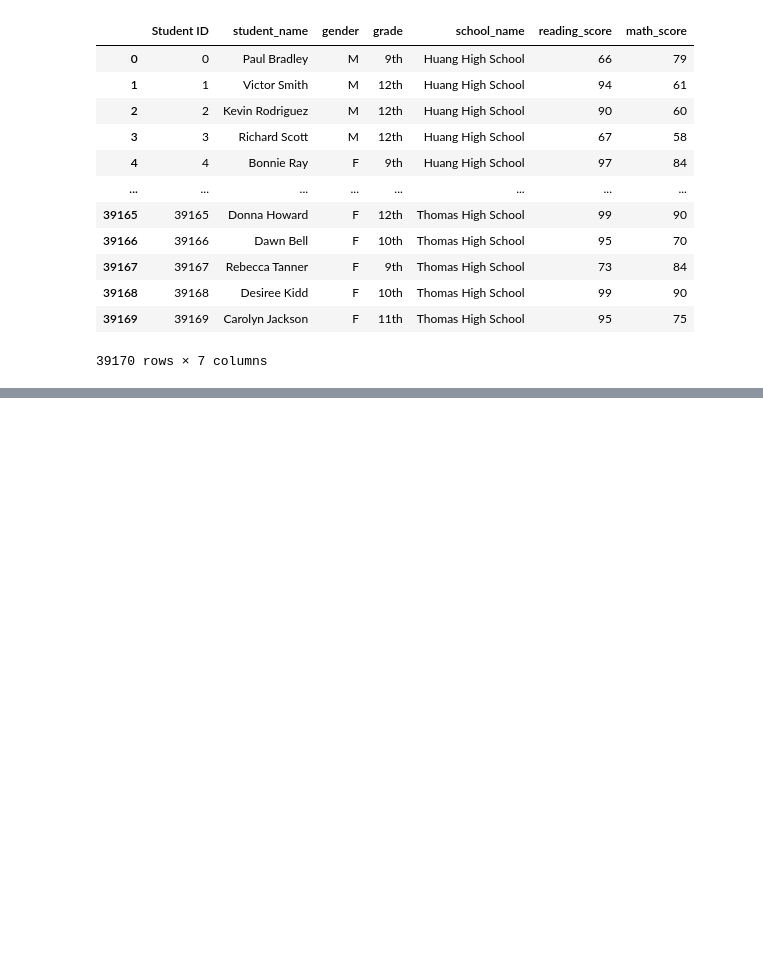
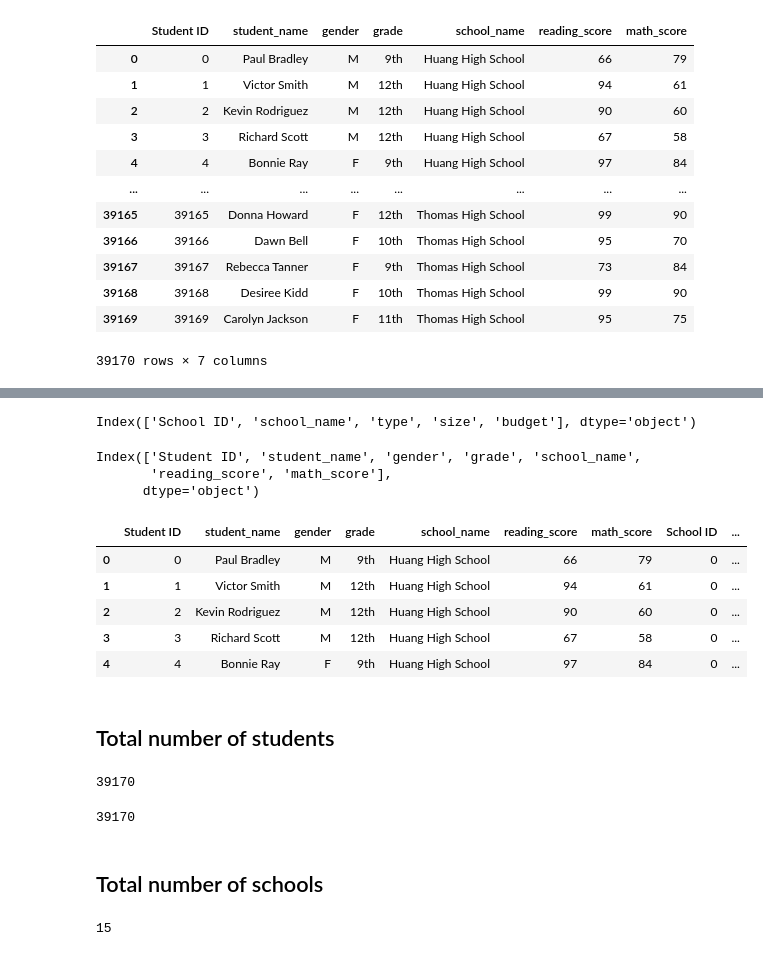
Before and after one commit to FabiolaLara/School_District_Analysis, a Jupyter notebook: PyCitySchools.ipynb, the cells around one changed output, grey strips where cells are left out. Cells and saved outputs as stored; diff of their text form; code cells hidden in the pictures; blank space fills up the shorter version.

```diff
--- a/PyCitySchools.ipynb
+++ b/PyCitySchools.ipynb
@@ -178,0 +375,48 @@ student_data_df
+# %%
+school_data_df.columns
+# %% [output]
+Index(['School ID', 'school_name', 'type', 'size', 'budget'], dtype='object')
+# %%
+student_data_df.columns
+# %% [output]
+Index(['Student ID', 'student_name', 'gender', 'grade', 'school_name',
+       'reading_score', 'math_score'],
+      dtype='object')
+# %%
+# student_data_df is the left, school_data_df is the right.
+# We can use in on = "school_name"
+# If you have two df and two of their columns have the same info, but different name.
+#Example_ school_name & high_school, you have to rename the column to avoid duplicated columns
+
+school_data_complete_df = pd.merge(student_data_df, school_data_df, on=["school_name", "school_name"])
+school_data_complete_df.head()
+# %% [output]
+|  | Student ID | student_name | gender | grade | school_name | reading_score | math_score | School ID | ... |
+| 0 | 0 | Paul Bradley | M | 9th | Huang High School | 66 | 79 | 0 | ... |
+| 1 | 1 | Victor Smith | M | 12th | Huang High School | 94 | 61 | 0 | ... |
+| 2 | 2 | Kevin Rodriguez | M | 12th | Huang High School | 90 | 60 | 0 | ... |
+| 3 | 3 | Richard Scott | M | 12th | Huang High School | 67 | 58 | 0 | ... |
+| 4 | 4 | Bonnie Ray | F | 9th | Huang High School | 97 | 84 | 0 | ... |
+# %% [markdown]
+## Total number of students
+# %%
+# Get the total number of students.
+#student_count = school_data_complete_df.count()
+#student_count = len(school_data_complete_df["Student ID"])
+student_count = student_data_df["Student ID"].count()
+student_count
+# %% [output]
+39170
+# %%
+# Count the number of rows in an specific column
+school_data_complete_df["Student ID"].count()
+# %% [output]
+39170
+# %% [markdown]
+## Total number of schools
+# %%
+# Calculate the total number of schools.
+school_count = school_data_df["school_name"].count()
+school_count
+# %% [output]
+15
```
Also changed, not shown: parts of 69 cells of this notebook.
